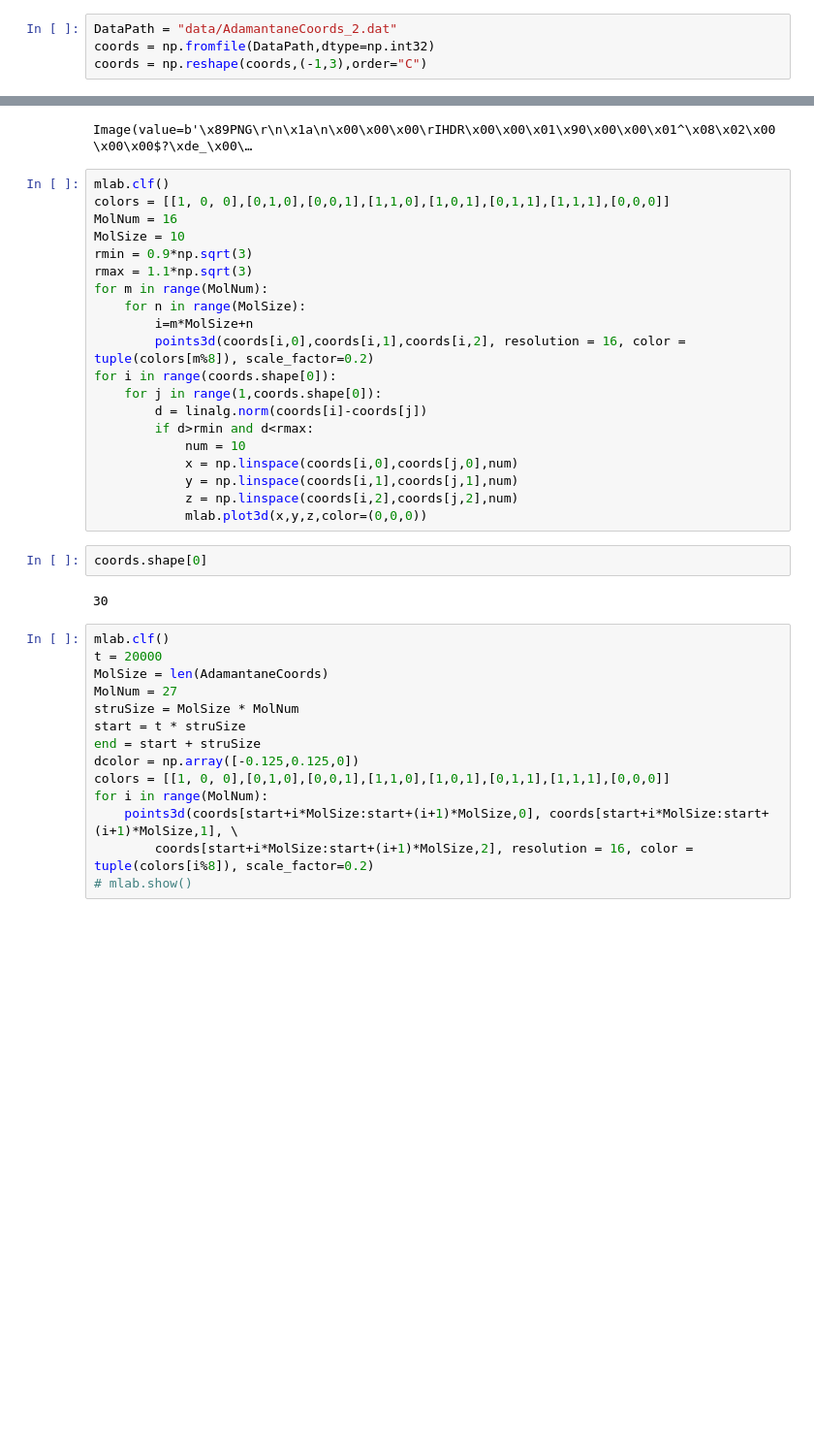
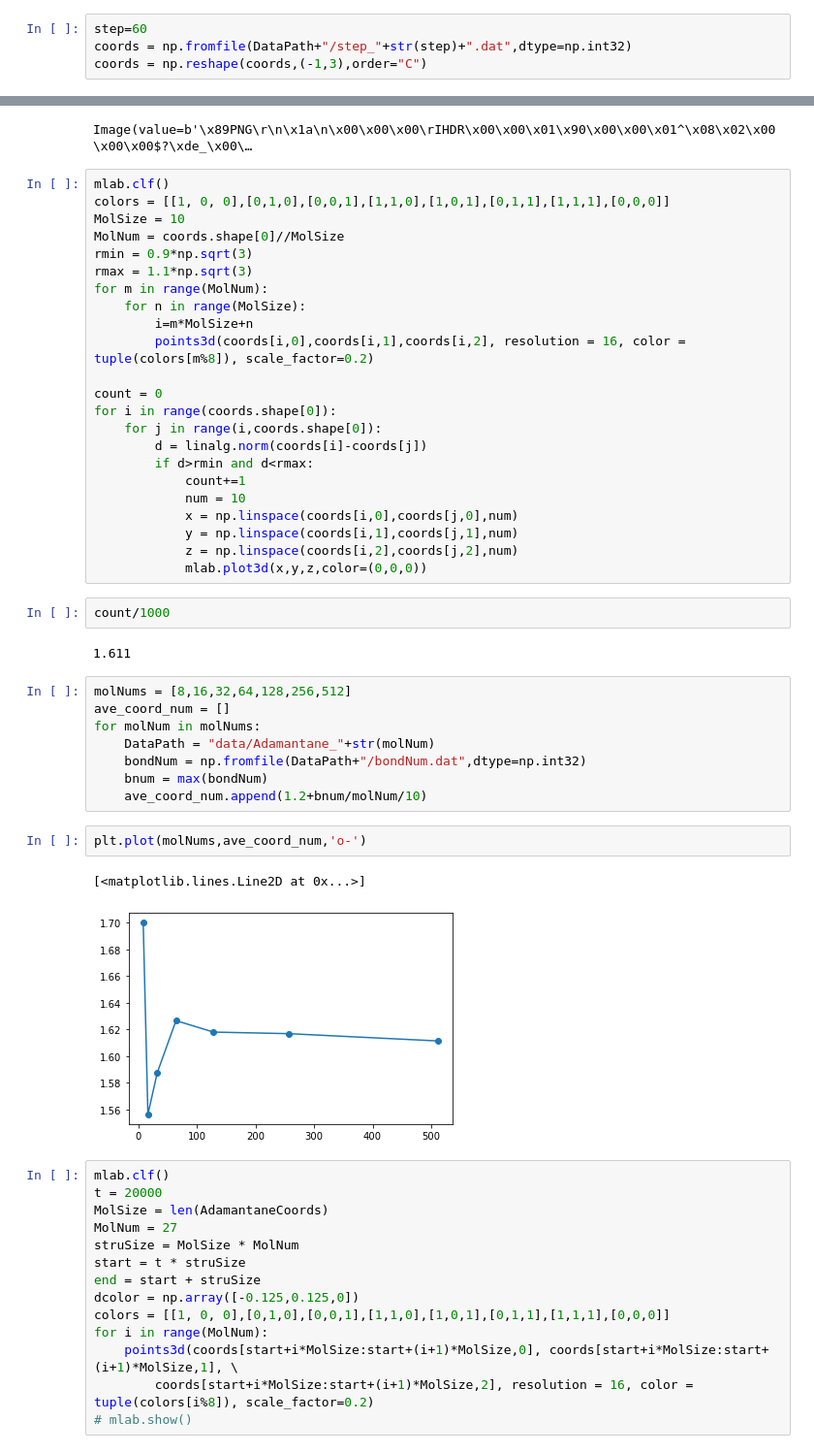
Before and after one commit to taaatang/Diamondoid, a Jupyter notebook: MolecularDynamics.ipynb, the cells around one changed output, grey strips where cells are left out. Shown at 97% size. Drawn from its saved outputs; the diff is of its cells as text; blank space fills up the shorter version.

```diff
--- a/MolecularDynamics.ipynb
+++ b/MolecularDynamics.ipynb
@@ -36,6 +45,6 @@ Text(0, 0.5, 'E')
 # %%
-DataPath = "data/AdamantaneCoords_2.dat"
-coords = np.fromfile(DataPath,dtype=np.int32)
+step=60
+coords = np.fromfile(DataPath+"/step_"+str(step)+".dat",dtype=np.int32)
 coords = np.reshape(coords,(-1,3),order="C")
 # %%
 coords.shape
@@ -49,27 +58,43 @@ Image(value=b'\x89PNG\r\n\x1a\n\x00\x00\x00\rIHDR\x00\x00\x01\x90\x00\x00\x01^\x
 # %%
 mlab.clf()
 colors = [[1, 0, 0],[0,1,0],[0,0,1],[1,1,0],[1,0,1],[0,1,1],[1,1,1],[0,0,0]]
-MolNum = 16
 MolSize = 10
+MolNum = coords.shape[0]//MolSize
 rmin = 0.9*np.sqrt(3)
 rmax = 1.1*np.sqrt(3)
 for m in range(MolNum):
     for n in range(MolSize):
         i=m*MolSize+n
         points3d(coords[i,0],coords[i,1],coords[i,2], resolution = 16, color = tuple(colors[m%8]), scale_factor=0.2)
+
+count = 0
 for i in range(coords.shape[0]):
-    for j in range(1,coords.shape[0]):
+    for j in range(i,coords.shape[0]):
         d = linalg.norm(coords[i]-coords[j])
         if d>rmin and d<rmax:
+            count+=1
             num = 10
             x = np.linspace(coords[i,0],coords[j,0],num)
             y = np.linspace(coords[i,1],coords[j,1],num)
             z = np.linspace(coords[i,2],coords[j,2],num)
             mlab.plot3d(x,y,z,color=(0,0,0))
-# %%
-coords.shape[0]
-# %% [output]
-30
+# %%
+count/1000
+# %% [output]
+1.611
+# %%
+molNums = [8,16,32,64,128,256,512]
+ave_coord_num = []
+for molNum in molNums:
+    DataPath = "data/Adamantane_"+str(molNum)
+    bondNum = np.fromfile(DataPath+"/bondNum.dat",dtype=np.int32)
+    bnum = max(bondNum)
+    ave_coord_num.append(1.2+bnum/molNum/10)
+# %%
+plt.plot(molNums,ave_coord_num,'o-')
+# %% [output]
+[<matplotlib.lines.Line2D at 0x...>]
+[figure, added]
 # %%
 mlab.clf()
 t = 20000
```
Also changed, not shown: parts of 1 cell of this notebook, 3 other files.
